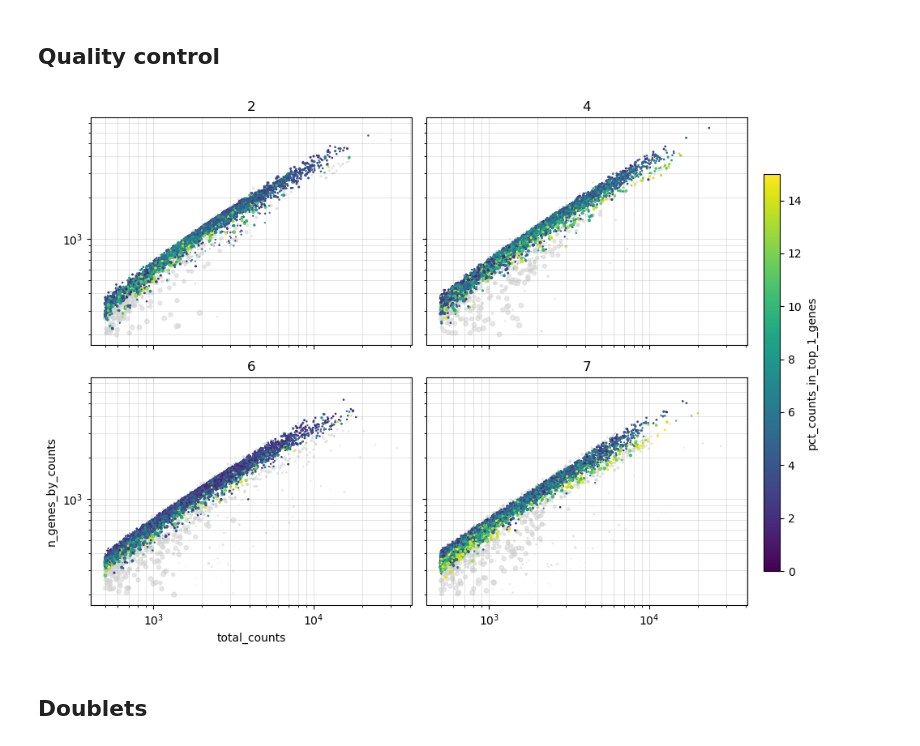
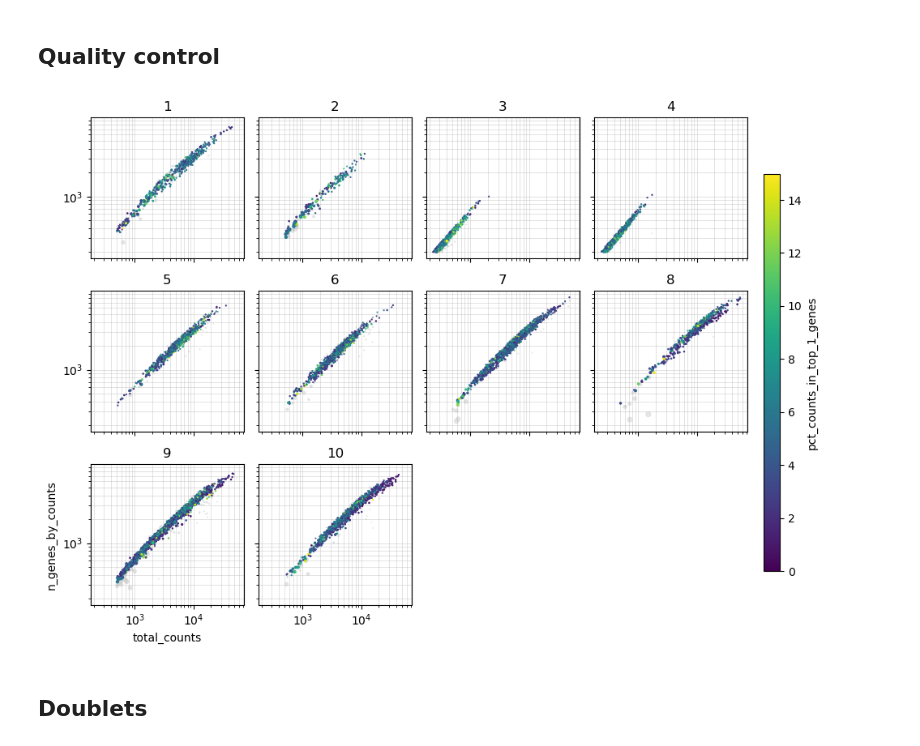
Before and after one commit to drgmk/scrna, a Jupyter notebook: notebooks/firstlook.ipynb, the cells around one changed output. Drawn from its saved outputs; the diff is of its cells as text; code cells hidden in the pictures.

```diff
--- a/notebooks/firstlook.ipynb
+++ b/notebooks/firstlook.ipynb
@@ -28,6 +29,7 @@ import dataframe_image as dfi
 # %%
 # where the file is
 file_path = Path('/Users/gkennedy/Library/CloudStorage/OneDrive-MalaghanInstituteofMedicalResearch/ongoing/Will_stroma_10x/lane7792/combined_samples_raw.h5ad')
+file_path = Path('/Users/gkennedy/Desktop/pikor25-dendritic-cells.h5ad')
 
 # where to save figures
 figs_path = Path('./figures/firstlook/')
@@ -36,21 +38,21 @@ figs_path = Path('./figures/firstlook/')
 sample_col = 'sample'
 
 # how samples are grouped, e.g. treatment, condition, disease, etc.
-group_col = ''
+group_col = 'infect'
 
 # use raw data? in case it has been log-normalized already
 use_raw = False
 # %%
 # config for QC
-max_mt_fraction = 20.
-max_top1_fraction = 15.
+max_mt_pct = 20.
+max_top1_pct = 15.
 min_genes = 200
 min_cells = 3
-pct_outliers_cutoff = 99.
+pct_outlier_cutoff = 99.
 
 # clustering
 n_neighbours = 20
-leiden_resolution = 0.8
+leiden_res = 0.8
 # %% [markdown]
 ## For exporting as a script
 Add code here to allow export as a script, using argparse to overwrite the user input variables specified above.
@@ -116,7 +118,12 @@ if use_raw:
 else:
     rna.raw = rna.copy()
 # %%
+# sample details
 if 'sample_order' in rna.uns:
     sample_order = rna.uns['sample_order']
 else:
     sample_order = sorted(rna.obs[sample_col].unique().tolist())
+
+sample_numbers = {s: i+1 for i, s in enumerate(sample_order)}
+rna.obs['samp_no'] = pd.Categorical(rna.obs[sample_col].map(sample_numbers))
+sample_number_order = [sample_numbers[s] for s in sample_order]
@@ -177,16 +205,20 @@ else:
 scfunc.filter_cells_genes(rna)
 scfunc.compute_qc_metrics(rna)
 # %%
-mask = scfunc.trim_outliers(rna, groupby=sample_col,
-                            extra_mask={'pct_counts_mt': [max_mt_fraction, 'max'],
-                                        'pct_counts_in_top_1_genes': [max_top1_fraction, 'max']},
-                            pct=pct_outliers_cutoff,
-                            )
+mask = scfunc.trim_outliers(
+    rna,
+    groupby=sample_col,
+    extra_mask={
+        'pct_counts_mt': [max_mt_pct, 'max'],
+        'pct_counts_in_top_1_genes': [max_top1_pct, 'max']
+    },
+    pct=pct_outlier_cutoff,
+)
 
-fig = scfunc.plot_gene_counts(rna, hue=sample_col, order=sample_order, mask=mask, show_masked=True)
+fig = scfunc.plot_gene_counts(rna, hue='samp_no', order=sample_number_order, mask=mask, show_masked=True)
 fig.savefig(str(figs_path / 'gene_counts_per_sample.pdf'))
 # %% [output]
-[figure, old version]
+[figure, new version]
 # %%
 # apply mask
 rna = rna[mask, :].copy()
```
Also changed, not shown: parts of 17 cells of this notebook, 3 other files.
